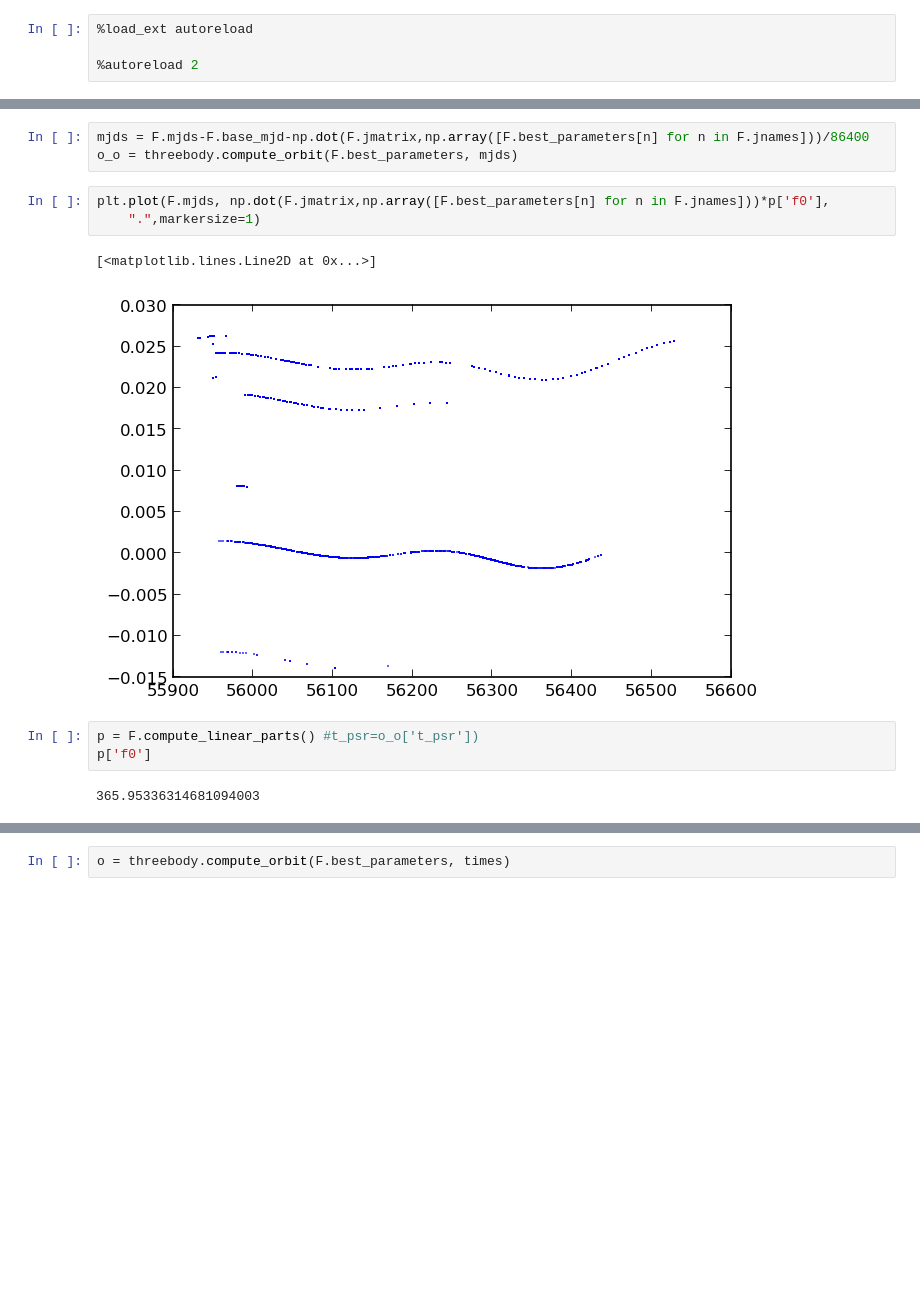
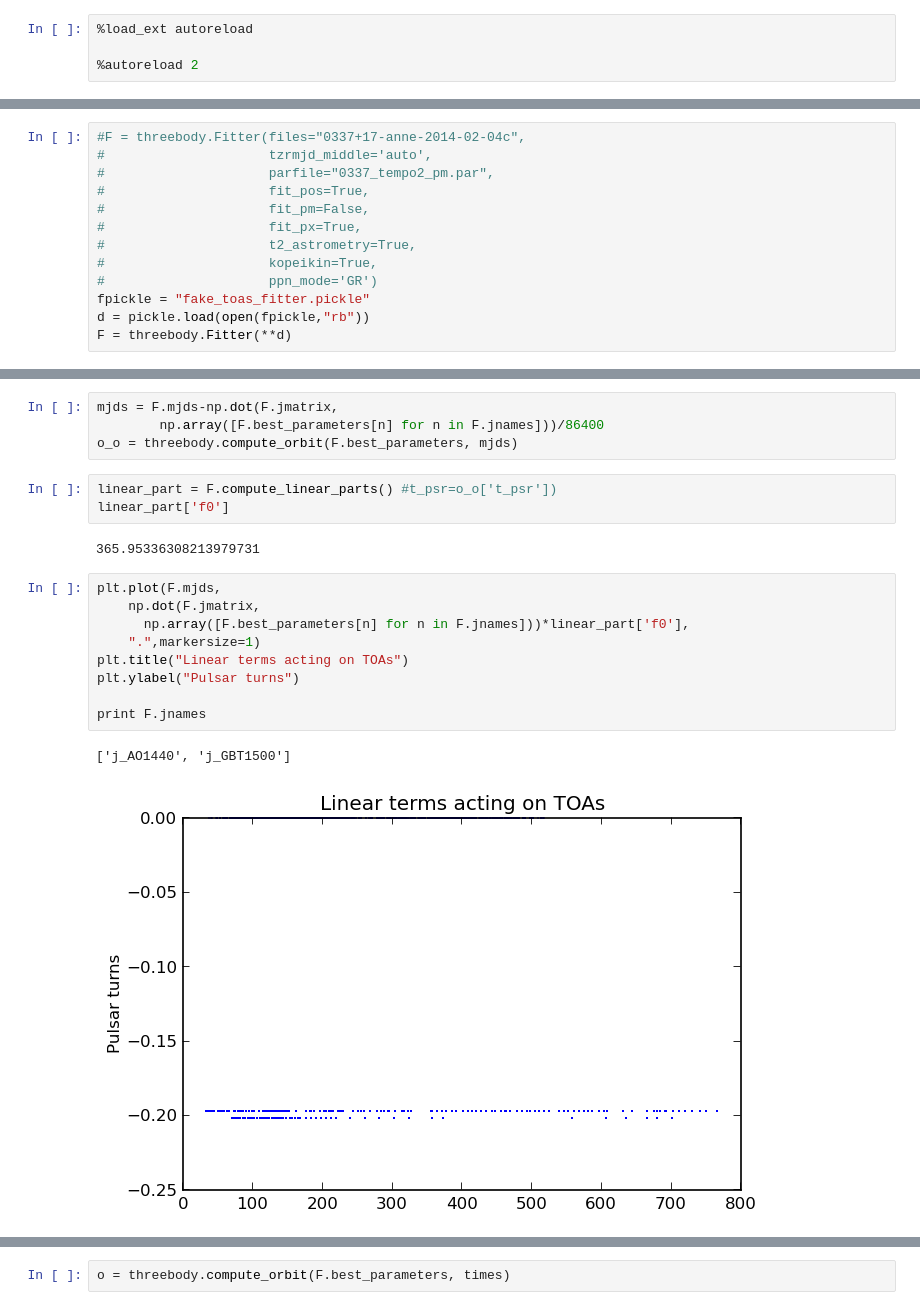
Before and after one commit to aarchiba/triplesystem, a Jupyter notebook: a-toa-generation.ipynb, the cells around one changed output, grey strips where cells are left out. Cells and saved outputs as stored; diff of their text form; blank space fills up the shorter version.

```diff
--- a/a-toa-generation.ipynb
+++ b/a-toa-generation.ipynb
@@ -33,3 +41,16 @@ F = threebody.Fitter(files="0337+17-scott-2013-08-29",tzrmjd_middle='auto',
+# %%
+#F = threebody.Fitter(files="0337+17-anne-2014-02-04c",
+#                     tzrmjd_middle='auto',
+#                     parfile="0337_tempo2_pm.par",
+#                     fit_pos=True,
+#                     fit_pm=False,
+#                     fit_px=True,
+#                     t2_astrometry=True,
+#                     kopeikin=True,
+#                     ppn_mode='GR')
+fpickle = "fake_toas_fitter.pickle"
+d = pickle.load(open(fpickle,"rb"))
+F = threebody.Fitter(**d)
 # %%
 resids = F.residuals(F.best_parameters)
 print np.sum((resids/F.phase_uncerts)**2)
@@ -46,14 +68,21 @@ plt.colorbar().set_label(r"$\mu$s")
 # %%
-mjds = F.mjds-F.base_mjd-np.dot(F.jmatrix,np.array([F.best_parameters[n] for n in F.jnames]))/86400
+mjds = F.mjds-np.dot(F.jmatrix,
+        np.array([F.best_parameters[n] for n in F.jnames]))/86400
 o_o = threebody.compute_orbit(F.best_parameters, mjds)
+# %%
+linear_part = F.compute_linear_parts() #t_psr=o_o['t_psr'])
+linear_part['f0']
+# %% [output]
+365.95336308213979731
 # %%
-plt.plot(F.mjds, np.dot(F.jmatrix,np.array([F.best_parameters[n] for n in F.jnames]))*p['f0'],
+plt.plot(F.mjds,
+    np.dot(F.jmatrix,
+      np.array([F.best_parameters[n] for n in F.jnames]))*linear_part['f0'],
     ".",markersize=1)
+plt.title("Linear terms acting on TOAs")
+plt.ylabel("Pulsar turns")
+
+print F.jnames
 # %% [output]
-[<matplotlib.lines.Line2D at 0x...>]
+['j_AO1440', 'j_GBT1500']
-[figure, old version]
+[figure, new version]
-# %%
-p = F.compute_linear_parts() #t_psr=o_o['t_psr'])
-p['f0']
-# %% [output]
-365.95336314681094003
```
Also changed, not shown: parts of 90 cells of this notebook, 32 other files.
